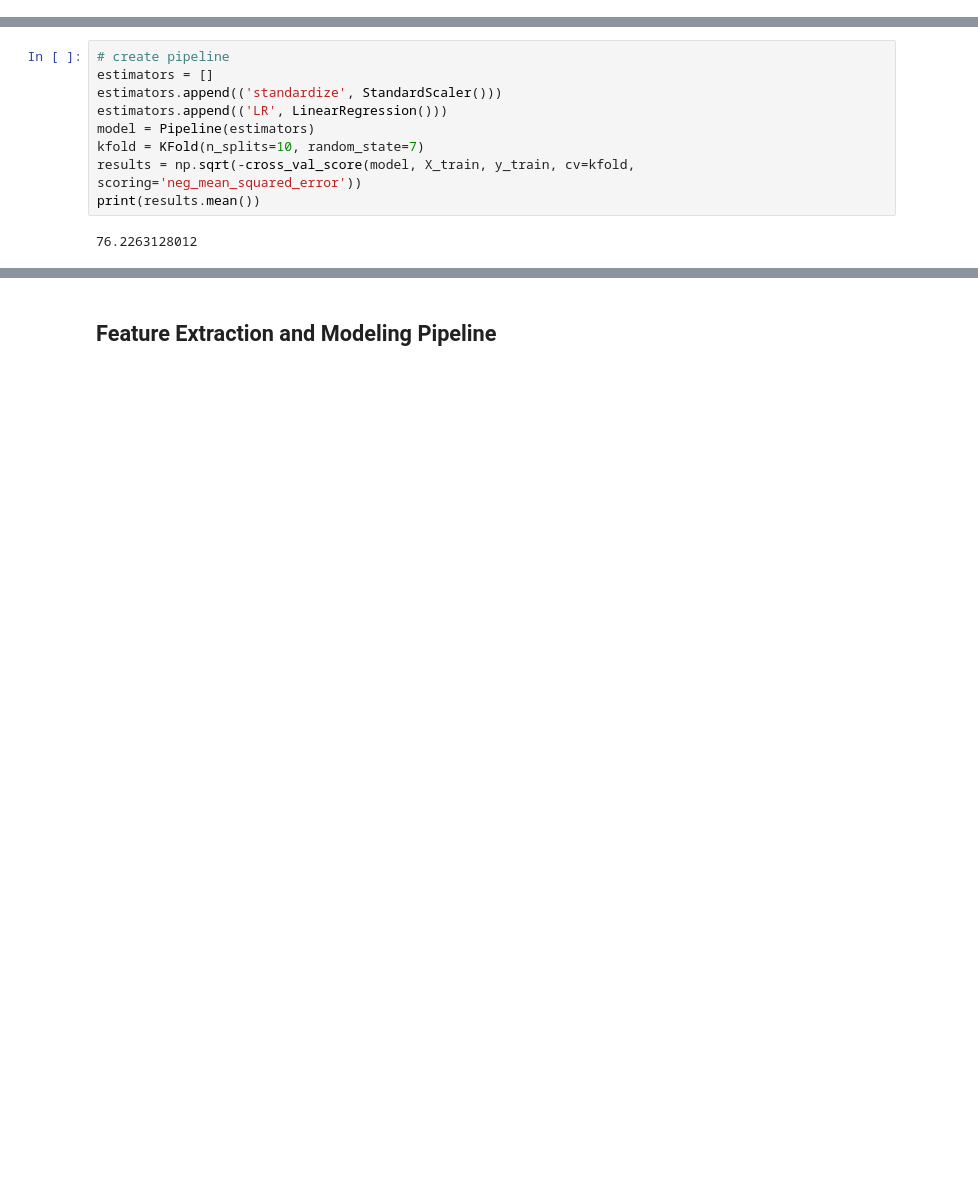
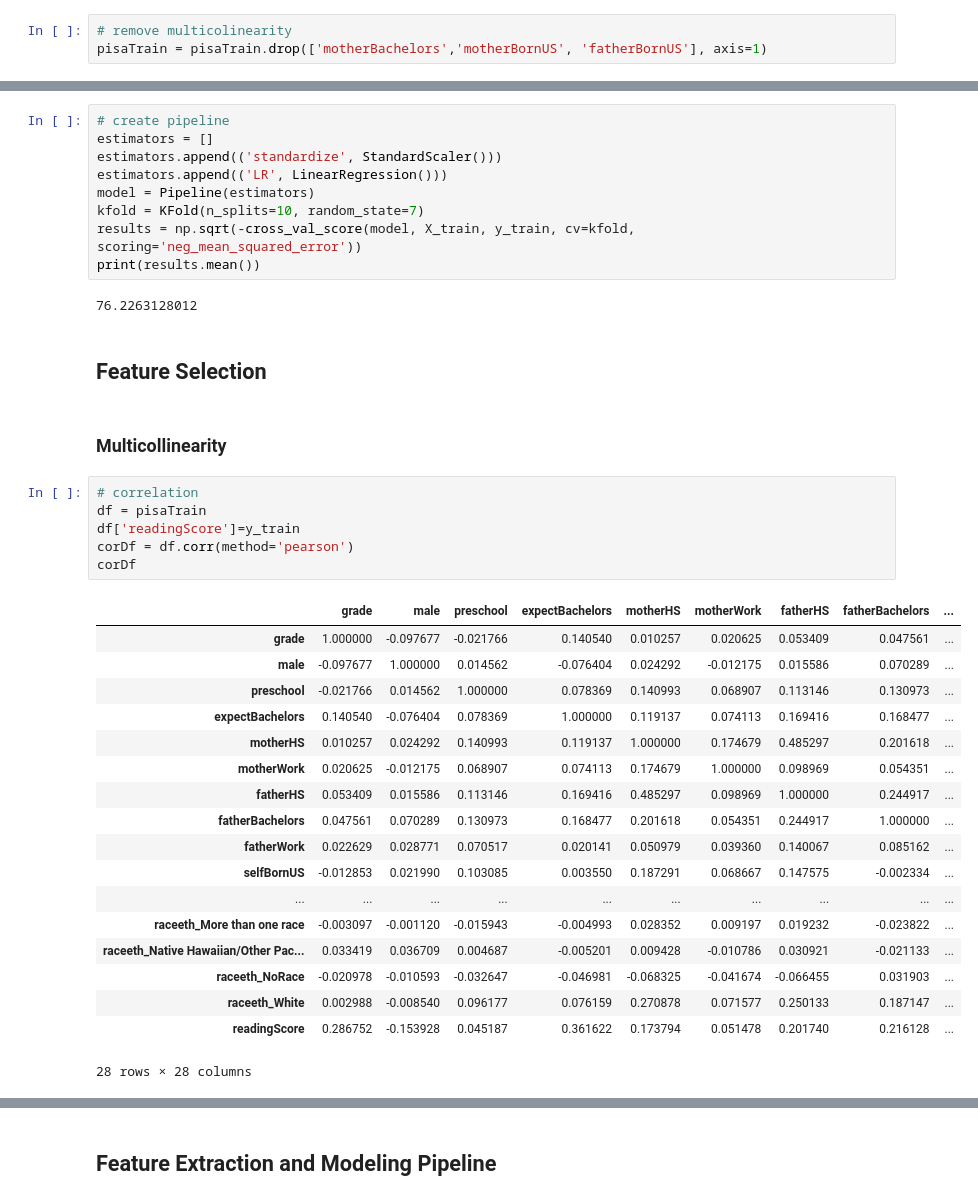
Before and after one commit to shintotm/TestScorePrediction, a Jupyter notebook: PreProcessing.ipynb, the cells around one changed output, grey strips where cells are left out. Drawn from its saved outputs; the diff is of its cells as text; blank space fills up the shorter version.

```diff
--- a/PreProcessing.ipynb
+++ b/PreProcessing.ipynb
@@ -106,5 +118,8 @@ plt.show()
 # %% [markdown]
 ## Data Preparation and Modeling Pipeline
+# %%
+# remove multicolinearity
+pisaTrain = pisaTrain.drop(['motherBachelors','motherBornUS', 'fatherBornUS'], axis=1)
 # %%
 from sklearn.pipeline import Pipeline, FeatureUnion
 from sklearn.feature_selection import SelectKBest, f_regression
@@ -121,3 +171,32 @@ results = np.sqrt(-cross_val_score(model, X_train, y_train, cv=kfold, scoring='n
 print(results.mean())
 # %% [output]
 76.2263128012
+# %% [markdown]
+## Feature Selection
+# %% [markdown]
+### Multicollinearity
+# %%
+# correlation
+df = pisaTrain
+df['readingScore']=y_train
+corDf = df.corr(method='pearson')
+corDf
+# %% [output]
+|  | grade | male | preschool | expectBachelors | motherHS | motherWork | fatherHS | fatherBachelors | ... |
+| grade | 1.000000 | -0.097677 | -0.021766 | 0.140540 | 0.010257 | 0.020625 | 0.053409 | 0.047561 | ... |
+| male | -0.097677 | 1.000000 | 0.014562 | -0.076404 | 0.024292 | -0.012175 | 0.015586 | 0.070289 | ... |
+| preschool | -0.021766 | 0.014562 | 1.000000 | 0.078369 | 0.140993 | 0.068907 | 0.113146 | 0.130973 | ... |
+| expectBachelors | 0.140540 | -0.076404 | 0.078369 | 1.000000 | 0.119137 | 0.074113 | 0.169416 | 0.168477 | ... |
+| motherHS | 0.010257 | 0.024292 | 0.140993 | 0.119137 | 1.000000 | 0.174679 | 0.485297 | 0.201618 | ... |
+| motherWork | 0.020625 | -0.012175 | 0.068907 | 0.074113 | 0.174679 | 1.000000 | 0.098969 | 0.054351 | ... |
+| fatherHS | 0.053409 | 0.015586 | 0.113146 | 0.169416 | 0.485297 | 0.098969 | 1.000000 | 0.244917 | ... |
+| fatherBachelors | 0.047561 | 0.070289 | 0.130973 | 0.168477 | 0.201618 | 0.054351 | 0.244917 | 1.000000 | ... |
+| fatherWork | 0.022629 | 0.028771 | 0.070517 | 0.020141 | 0.050979 | 0.039360 | 0.140067 | 0.085162 | ... |
+| selfBornUS | -0.012853 | 0.021990 | 0.103085 | 0.003550 | 0.187291 | 0.068667 | 0.147575 | -0.002334 | ... |
+| ... | ... | ... | ... | ... | ... | ... | ... | ... | ... |
+| raceeth_More than one race | -0.003097 | -0.001120 | -0.015943 | -0.004993 | 0.028352 | 0.009197 | 0.019232 | -0.023822 | ... |
+| raceeth_Native Hawaiian/Other Pac... | 0.033419 | 0.036709 | 0.004687 | -0.005201 | 0.009428 | -0.010786 | 0.030921 | -0.021133 | ... |
+| raceeth_NoRace | -0.020978 | -0.010593 | -0.032647 | -0.046981 | -0.068325 | -0.041674 | -0.066455 | 0.031903 | ... |
+| raceeth_White | 0.002988 | -0.008540 | 0.096177 | 0.076159 | 0.270878 | 0.071577 | 0.250133 | 0.187147 | ... |
+| readingScore | 0.286752 | -0.153928 | 0.045187 | 0.361622 | 0.173794 | 0.051478 | 0.201740 | 0.216128 | ... |
+28 rows × 28 columns
```
Also changed, not shown: parts of 18 cells of this notebook.
